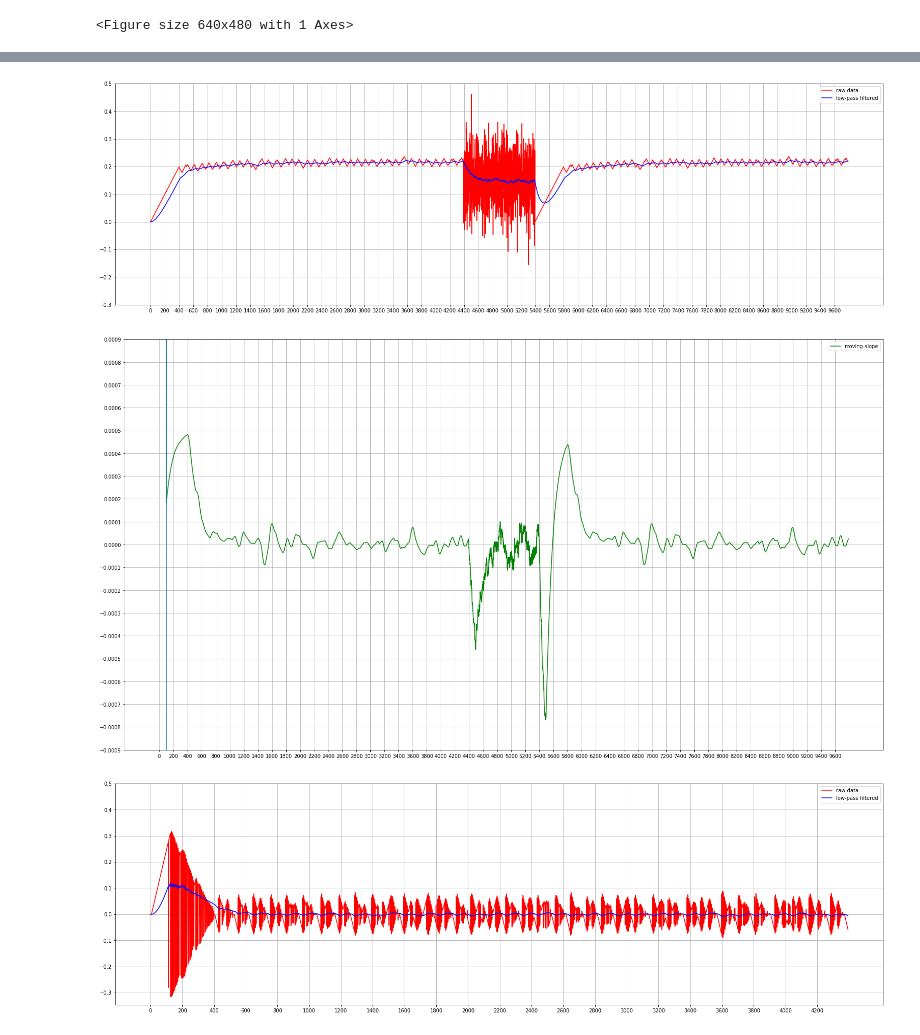
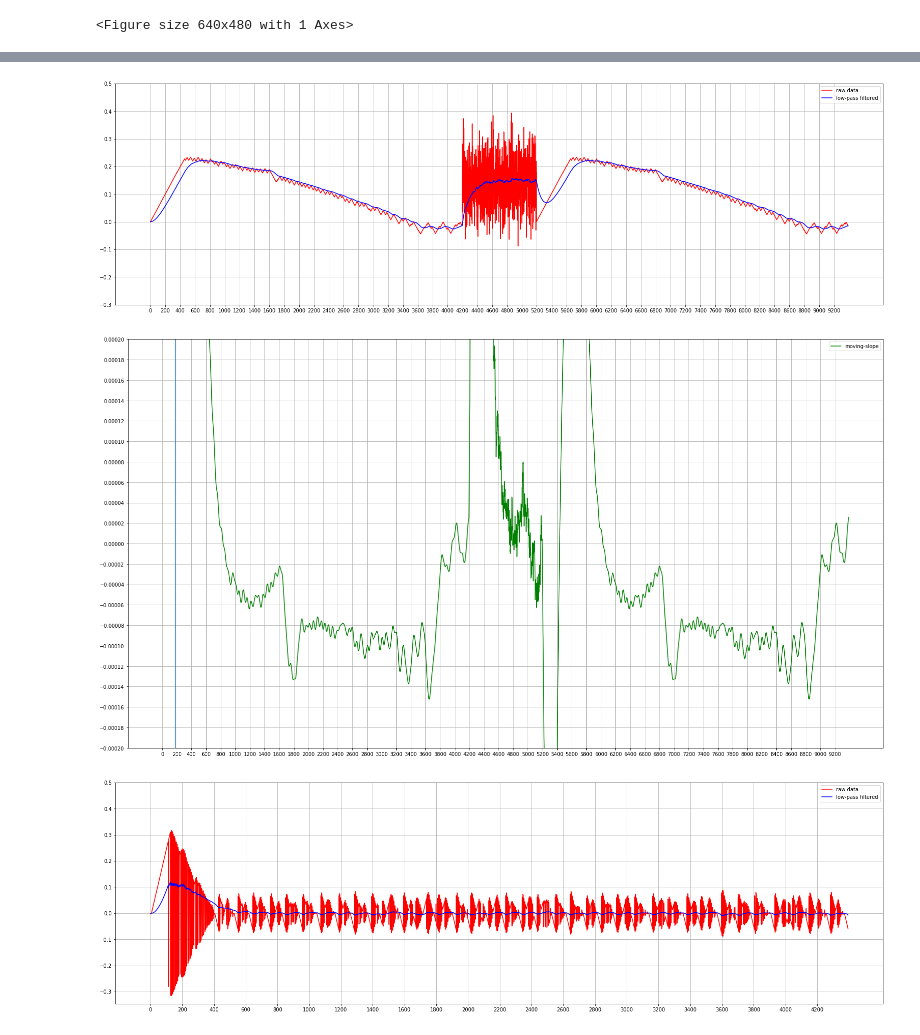
Before and after one commit to DjoleMNE/Lazy_Robot_Control_by_Relaxation_of_Motion_and_Force_Constraints, a Jupyter notebook: integrator_python_testing.ipynb, the cells around one changed output, grey strips where cells are left out. Saved outputs shown, nothing was run; the diff lists cells and outputs as text; code cells hidden in the pictures.

```diff
--- a/integrator_python_testing.ipynb
+++ b/integrator_python_testing.ipynb
@@ -910,20 +910,20 @@ class RunningStats:
             # Calculating first variance
             self.n += 1
             delta         = x - self.mean
-            self.mean    += delta / self.n
+            self.mean    += delta / float(self.n)
             self.run_var += delta * (x - self.mean)
         else:
             # Adjusting variance
             x_removed     = self.windows.popleft()
             old_m         = self.mean
-            self.mean    += (x - x_removed) / self.WIN_SIZE
+            self.mean    += (x - x_removed) / float(self.WIN_SIZE)
             self.run_var += (x + x_removed - old_m - self.mean) * (x - x_removed)
 
     def get_mean(self):
         return self.mean if self.n else 0.0
 
     def get_var(self):
-        return self.run_var / (len(self.windows)) if self.n > 1 else 0.0
+        return self.run_var / float(len(self.windows)) if self.n > 1 else 0.0
 #         return self.run_var if self.n > 1 else 0.0
 
     def get_std(self):
@@ -988,5 +989,5 @@ plt.show()
 # %%
-f = open("bias_signal.txt", "r")
+f = open("bias_signal_2.txt", "r")
 lines = f.read().strip().split("\n")
 bias_signal_1 = np.array(np.float32(lines))
 f.close()
@@ -1023,9 +1024,10 @@ plt.figure(figsize=(27,16))
 plt.plot(moving_var, c= 'blue', label = "moving-variance")
 
 plt.xticks(major_ticks)
-minor_ticks = np.arange(0, 0.009, 0.0002)
+minor_ticks = np.arange(0, 0.0005, 0.0001)
 plt.yticks(minor_ticks)
 plt.axvline(x=win_size)
+plt.ylim(-0.0001, 0.0004)
 plt.grid()
 plt.legend()
 plt.show()
@@ -1056,7 +1058,7 @@ class MovingSlope:
             self.slope = 0.5
         else:
             x_0 = self.windows.popleft()
-            self.slope = (x - x_0) / self.WIN_SIZE
+            self.slope = (x - x_0) / float(len(self.windows))
 
         return np.float32(self.slope)
 
@@ -1065,39 +1067,39 @@ class MovingSlope:
 # %%
 plt.figure(figsize=(27,8))
 plt.plot(bias_signal, c= 'red', label = "raw data")
 
 alpha_low = 0.99
 low_filtered = lowpass_filter(bias_signal, alpha_low)
 plt.plot(low_filtered, c= 'blue', label = "low-pass filtered")
 
 major_ticks = np.arange(0, len(bias_signal), 200)
 minor_ticks = np.arange(-0.3, 0.6, 0.1)
 plt.xticks(major_ticks)
 plt.yticks(minor_ticks)
 plt.grid()
 plt.legend()
 plt.show()
 
-window_size_slope = 100
+window_size_slope = 180
 slope_calc = MovingSlope(window_size_slope)
 slope_list = []
 for i, step in enumerate(low_filtered):
     slope_list.append(slope_calc.update_slope(step))
 slope_list = np.array(slope_list)
 
-plt.figure(figsize=(27,15))
-plt.plot(slope_list, c= 'green', label = "moving-slope")
+plt.figure(figsize = (27,15))
+plt.plot(slope_list, c='green', label="moving-slope")
 plt.xticks(major_ticks)
-minor_ticks = np.arange(-0.005, 0.005, 0.0001)
+minor_ticks = np.arange(-0.005, 0.005, 0.00002)
 plt.yticks(minor_ticks)
-plt.ylim(-0.0009, 0.0009)
+plt.ylim(-0.0002, 0.0002)
 plt.axvline(x=window_size_slope)
 plt.grid()
 plt.legend()
 plt.show()
 # %% [output]
-[figure, old version]
+[figure, new version]
-[figure, old version]
+[figure, new version]
 # %%
 plt.figure(figsize=(27,8))
 plt.plot(gain_signal, c= 'red', label = "raw data")
```
Also changed, not shown: parts of 3 cells of this notebook, 1 other file.
